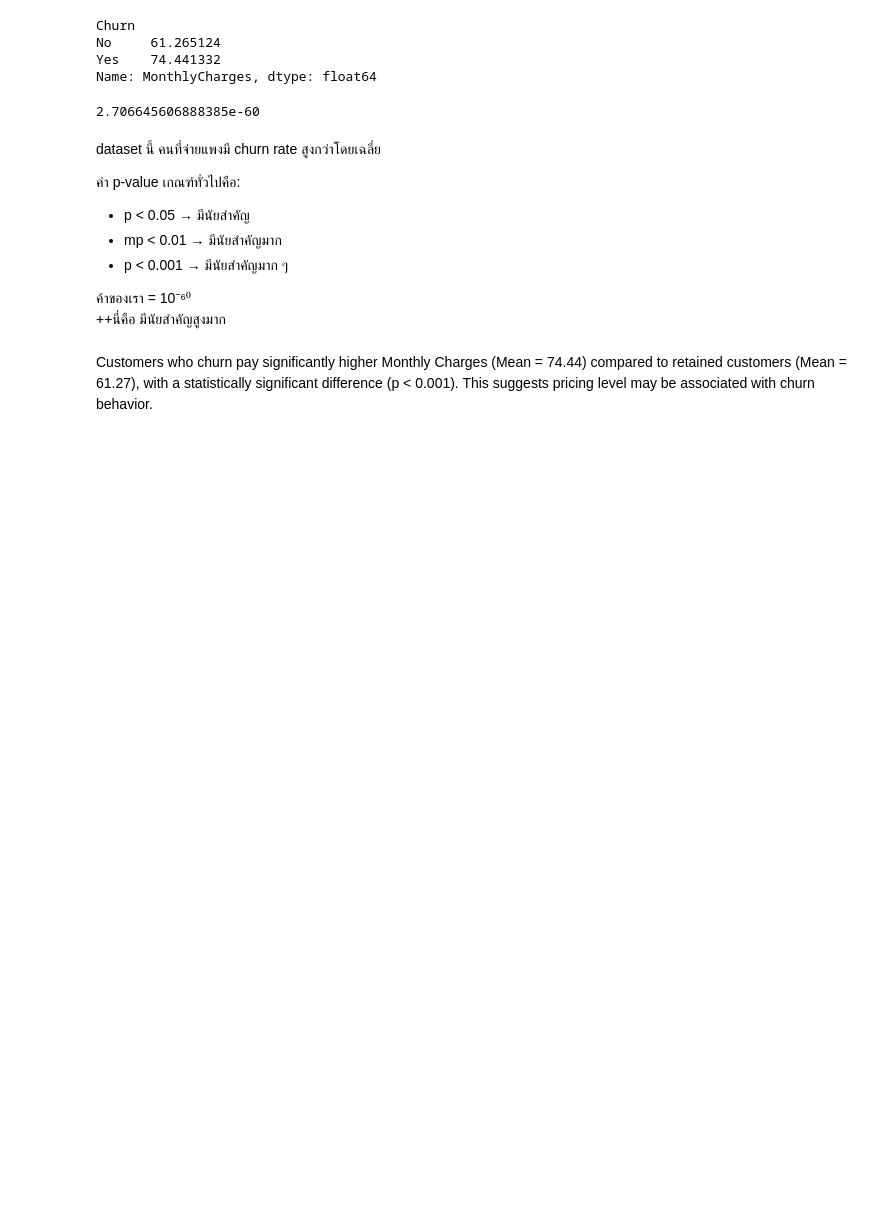
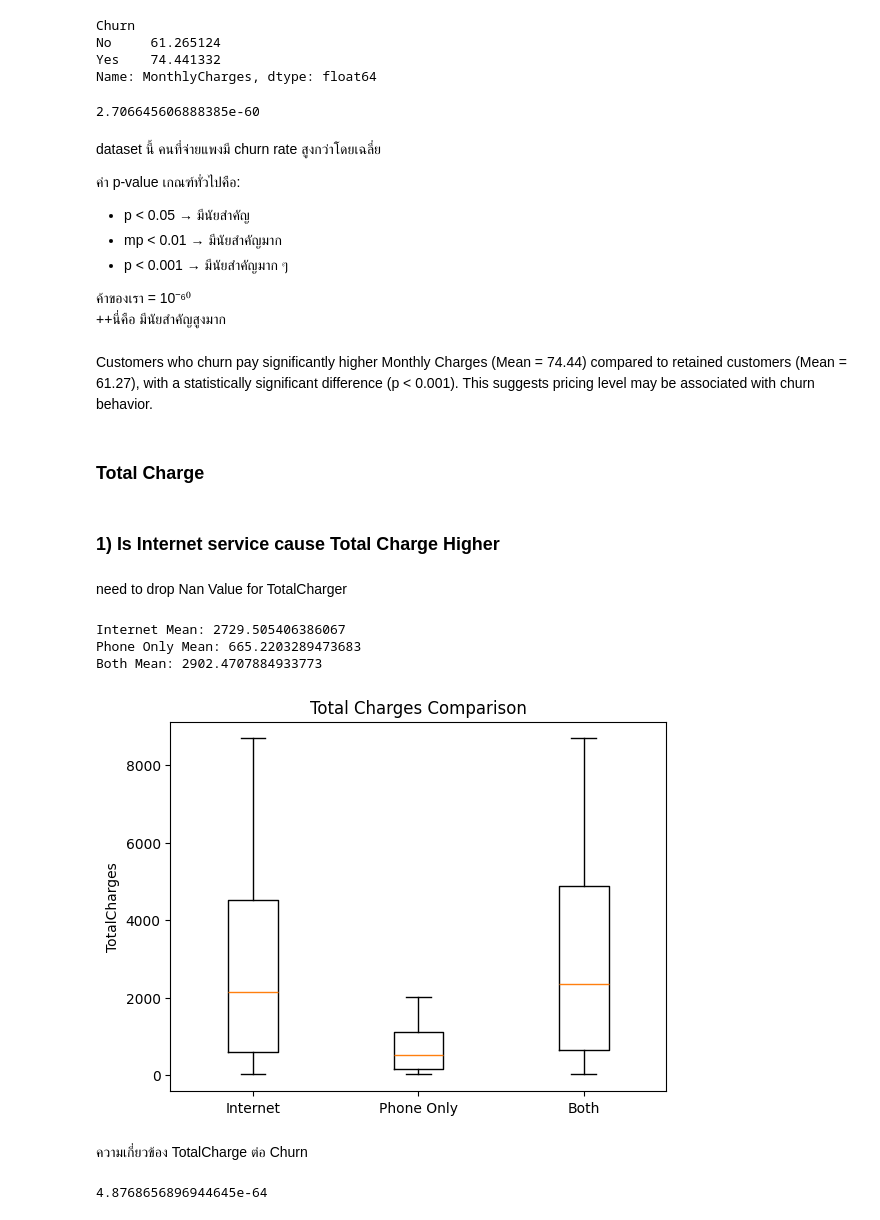
Before and after one commit to ppts2545/Telco-Customer-Churn-by-BlastChar, a Jupyter notebook: notebooks/03_Exploratory Data Analysis/01_eda_charge.ipynb, the cells around one changed output. Drawn from its saved outputs; the diff is of its cells as text; code cells hidden in the pictures; blank space fills up the shorter version.

```diff
--- a/notebooks/03_Exploratory Data Analysis/01_eda_charge.ipynb
+++ b/notebooks/03_Exploratory Data Analysis/01_eda_charge.ipynb
@@ -69,3 +71,41 @@ dataset นี้ คนที่จ่ายแพงมี churn rate สู
 ++นี่คือ มีนัยสำคัญสูงมาก
 # %% [markdown]
 Customers who churn pay significantly higher Monthly Charges (Mean = 74.44) compared to retained customers (Mean = 61.27), with a statistically significant difference (p < 0.001). This suggests pricing level may be associated with churn behavior.
+# %% [markdown]
+### Total Charge
+# %% [markdown]
+### 1) Is Internet service cause Total Charge Higher
+# %% [markdown]
+need to drop Nan Value for TotalCharger
+# %%
+#Dorp NaN values for TotalCharges
+internet_group_Total = df[df["InternetService"] != "No"]["TotalCharges"].dropna()
+phone_only_group_Total = df[df["InternetService"] == "No"]["TotalCharges"].dropna()
+both_group_Total = df[(df["InternetService"] != "No") & (df["PhoneService"] == "Yes")]["TotalCharges"].dropna()
+
+print("Internet Mean:", internet_group_Total.mean())
+print("Phone Only Mean:", phone_only_group_Total.mean())
+print("Both Mean:", both_group_Total.mean())
+# %% [output]
+Internet Mean: 2729.505406386067
+Phone Only Mean: 665.2203289473683
+Both Mean: 2902.4707884933773
+# %%
+plt.figure()
+plt.boxplot([internet_group_Total, phone_only_group_Total, both_group_Total], labels=["Internet", "Phone Only", "Both"])
+plt.xticks([1,2,3], ["Internet", "Phone Only", "Both"])
+plt.ylabel("TotalCharges")
+plt.title("Total Charges Comparison")
+plt.show()
+# %% [output]
+[figure, added]
+# %% [markdown]
+ความเกี่ยวข้อง TotalCharge ต่อ Churn
+# %%
+yes = df[df["Churn"] == "Yes"]["TotalCharges"].dropna()
+no = df[df["Churn"] == "No"]["TotalCharges"].dropna()
+
+t_stat, p_value = ttest_ind(yes, no)
+print(p_value)
+# %% [output]
+4.8768656896944645e-64
```
Also changed, not shown: parts of 11 cells of this notebook, 4 other files.
